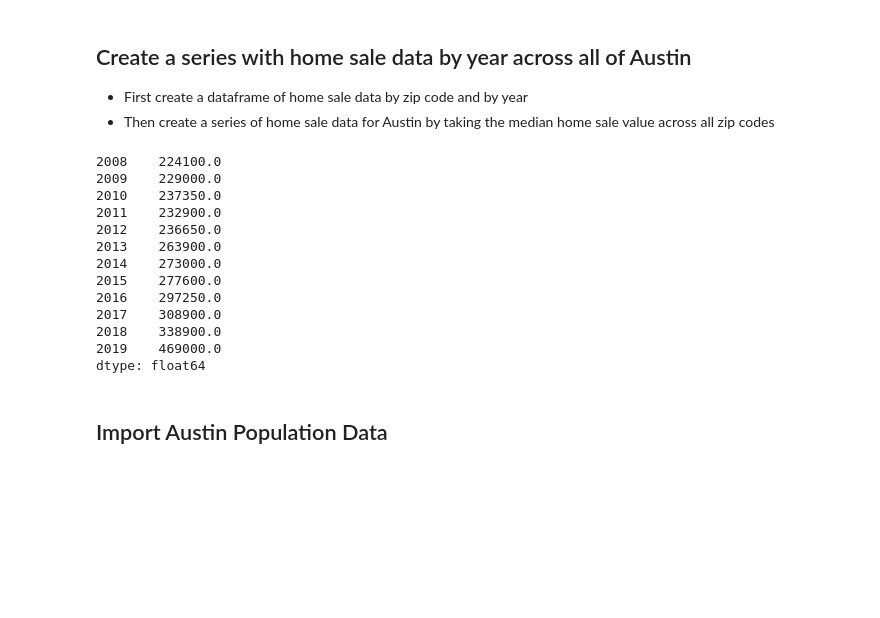
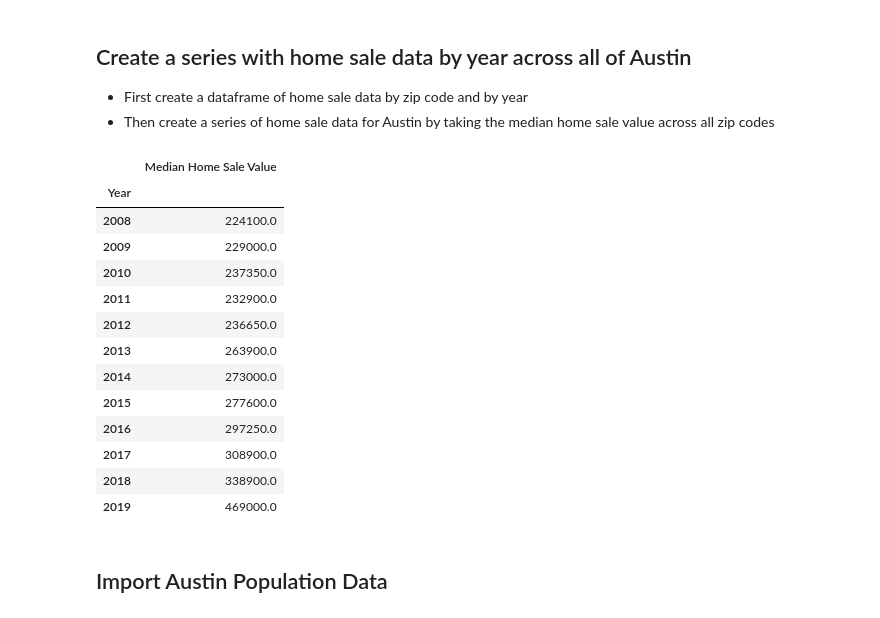
Before and after one commit to ybacoder/project-1, a Jupyter notebook: project_1.ipynb, the cells around one changed output. Drawn from its saved outputs; the diff is of its cells as text; code cells hidden in the pictures; blank space fills up the shorter version.

```diff
--- a/project_1.ipynb
+++ b/project_1.ipynb
@@ -217,22 +217,24 @@ plot_home_sale_data(zillow_df_subset)
 # %%
 zillow_df_annual = zillow_df[[i[-2:] == "11" for i in zillow_df.index]]
 zillow_df_annual.index = [i[:4] for i in zillow_df_annual.index]
 
-zillow_series_annual_austin = zillow_df_annual.median(axis=1)
+zillow_series_annual_austin = pd.DataFrame(data=zillow_df_annual.median(axis=1), columns=["Median Home Sale Value"])
+zillow_series_annual_austin.index.name="Year"
 zillow_series_annual_austin
 # %% [output]
-2008    224100.0
-2009    229000.0
-2010    237350.0
-2011    232900.0
-2012    236650.0
-2013    263900.0
-2014    273000.0
-2015    277600.0
-2016    297250.0
-2017    308900.0
-2018    338900.0
-2019    469000.0
-dtype: float64
+|  | Median Home Sale Value |
+| Year |  |
+| 2008 | 224100.0 |
+| 2009 | 229000.0 |
+| 2010 | 237350.0 |
+| 2011 | 232900.0 |
+| 2012 | 236650.0 |
+| 2013 | 263900.0 |
+| 2014 | 273000.0 |
+| 2015 | 277600.0 |
+| 2016 | 297250.0 |
+| 2017 | 308900.0 |
+| 2018 | 338900.0 |
+| 2019 | 469000.0 |
 # %% [markdown]
 ## Import Austin Population Data
```
Also changed, not shown: parts of 11 cells of this notebook, 1 other file.
